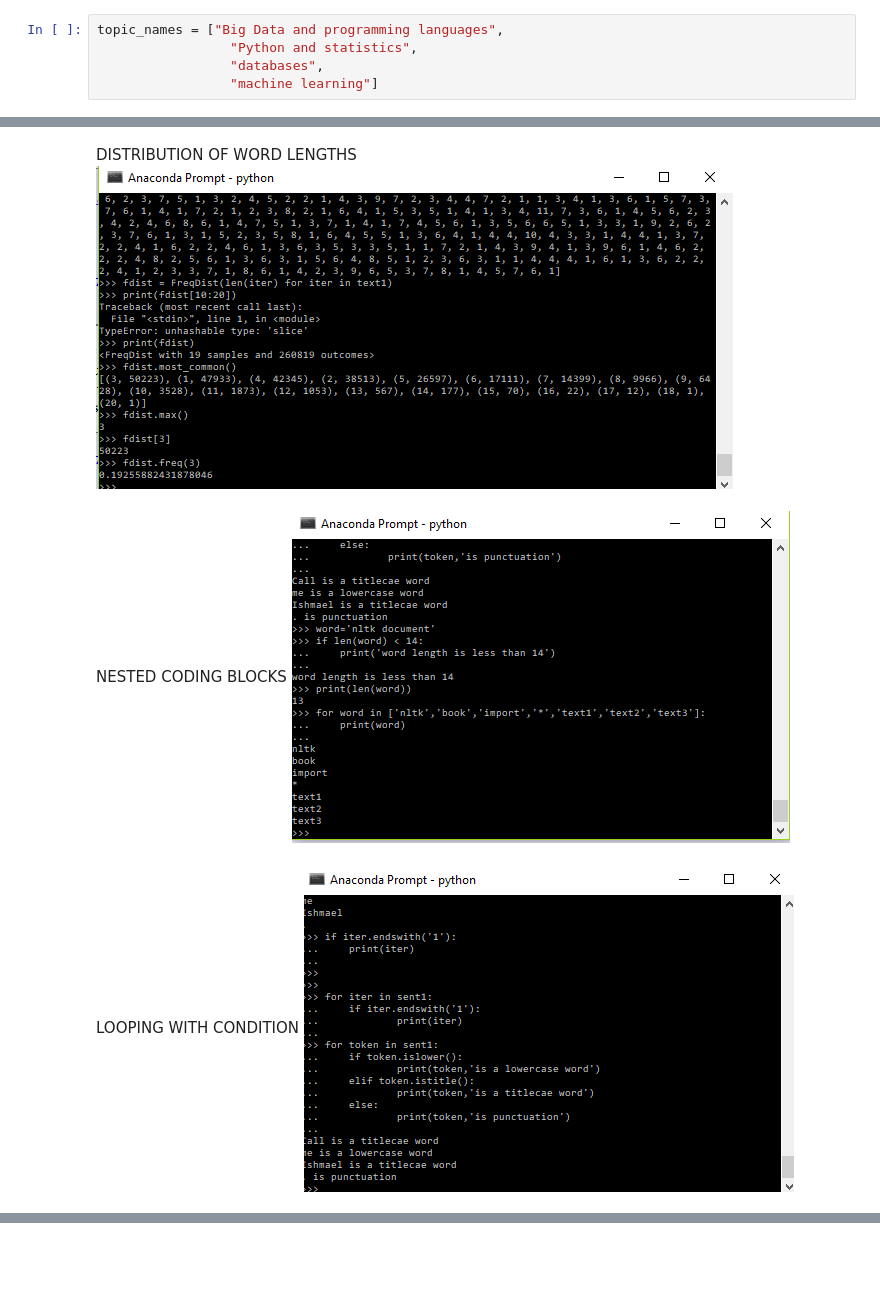
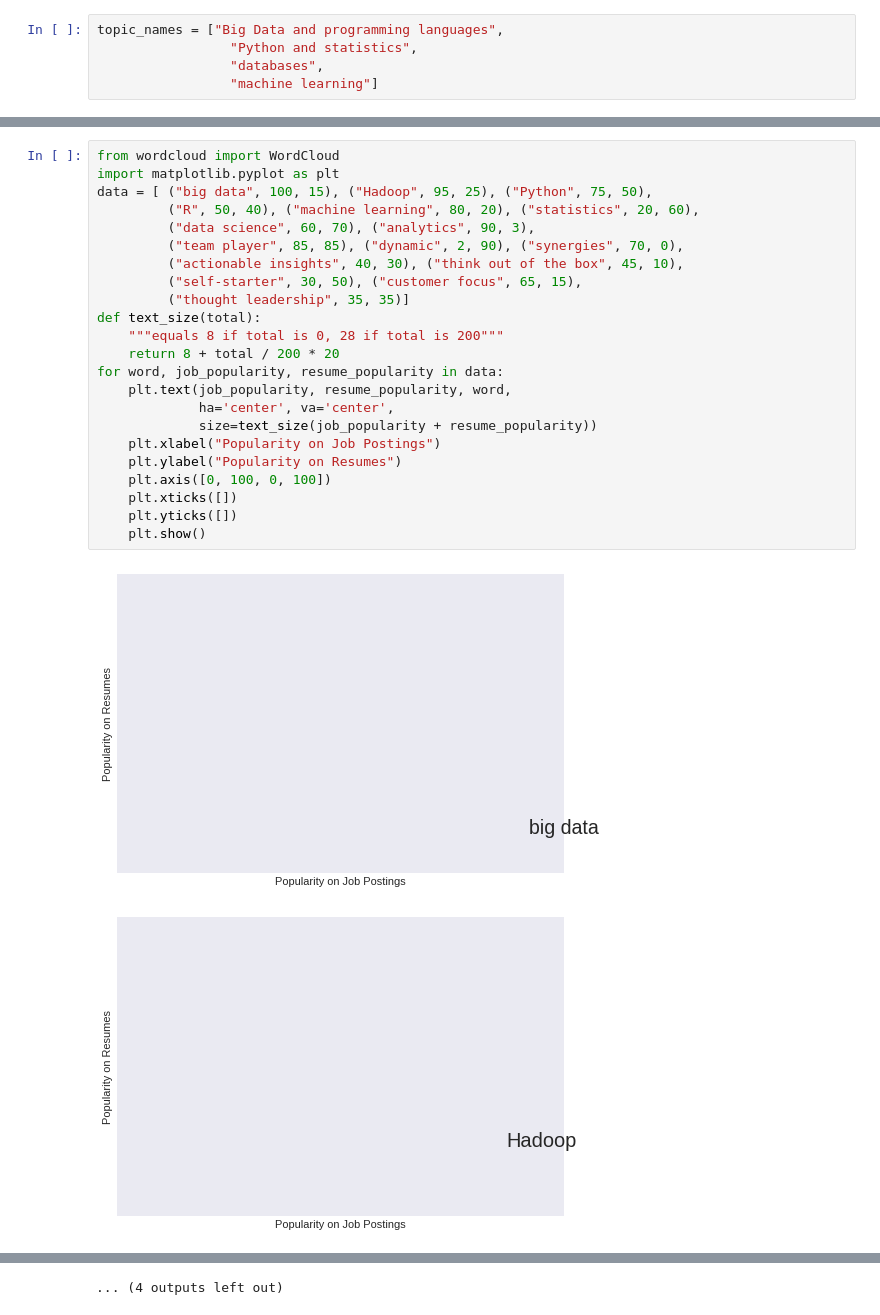
Before and after one commit to Akhilteegala/info5731, a Jupyter notebook: teegala_selfstudy5.ipynb, the cells around one changed output, grey strips where cells are left out. Saved outputs shown, nothing was run; the diff lists cells and outputs as text; blank space fills up the shorter version.

```diff
--- a/teegala_selfstudy5.ipynb
+++ b/teegala_selfstudy5.ipynb
@@ -273,9 +203,26 @@ COLLOCATIONS AND BIGRAMS
-# %% [markdown]
-DISTRIBUTION OF WORD LENGTHS
-![image.png](attachment:image.png)
-# %% [markdown]
-NESTED CODING BLOCKS
-![image.png](attachment:image.png)
-# %% [markdown]
-LOOPING WITH CONDITION
-![image.png](attachment:image.png)
+# %%
+from wordcloud import WordCloud
+import matplotlib.pyplot as plt
+data = [ ("big data", 100, 15), ("Hadoop", 95, 25), ("Python", 75, 50),
+         ("R", 50, 40), ("machine learning", 80, 20), ("statistics", 20, 60),
+         ("data science", 60, 70), ("analytics", 90, 3),
+         ("team player", 85, 85), ("dynamic", 2, 90), ("synergies", 70, 0),
+         ("actionable insights", 40, 30), ("think out of the box", 45, 10),
+         ("self-starter", 30, 50), ("customer focus", 65, 15),
+         ("thought leadership", 35, 35)]
+def text_size(total):
+    """equals 8 if total is 0, 28 if total is 200"""
+    return 8 + total / 200 * 20
+for word, job_popularity, resume_popularity in data:
+    plt.text(job_popularity, resume_popularity, word,
+             ha='center', va='center',
+             size=text_size(job_popularity + resume_popularity))
+    plt.xlabel("Popularity on Job Postings")
+    plt.ylabel("Popularity on Resumes")
+    plt.axis([0, 100, 0, 100])
+    plt.xticks([])
+    plt.yticks([])
+    plt.show()
+# %% [output]
+[figure, added]
+[figure, added]
@@ -281,0 +239 @@ LOOPING WITH CONDITION
+... (4 outputs left out)
```
Also changed, not shown: parts of 19 cells of this notebook.
